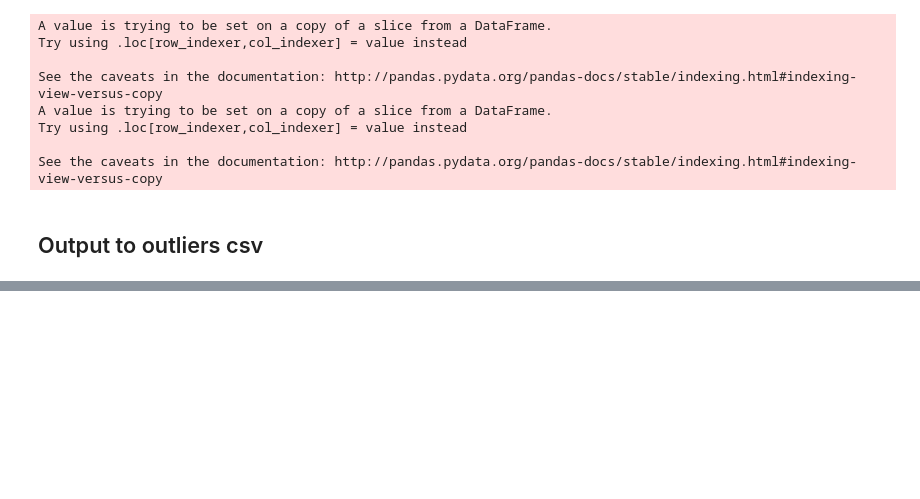
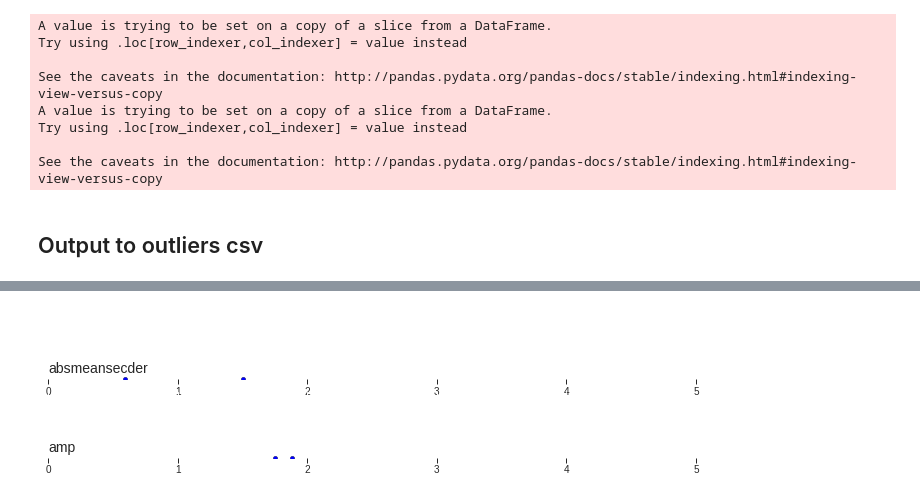
Before and after one commit to d-giles/lcfeatures, a Jupyter notebook: Qs_4_8_11_16.ipynb, the cells around one changed output, grey strips where cells are left out. Drawn from its saved outputs; the diff is of its cells as text; code cells hidden in the pictures; blank space fills up the shorter version.

Commit message:
Plot productions, cleanup

```diff
--- a/Qs_4_8_11_16.ipynb
+++ b/Qs_4_8_11_16.ipynb
@@ -1118,0 +1164,14 @@ for q in Q_dict:
+# %%
+obj = 'kplr004276000'
+pctls = []
+for col in Q4.data.columns[:60]:
+
+    q4pctl = stats.percentileofscore(Q4.data[col],Q4.data.loc[obj][col])
+    q8pctl = stats.percentileofscore(Q8.data[col],Q8.data.loc[obj][col])
+    q11pctl = stats.percentileofscore(Q11.data[col],Q11.data.loc[obj][col])
+    q16pctl = stats.percentileofscore(Q16.data[col],Q16.data.loc[obj][col])
+    x = [q4pctl,q8pctl,q11pctl,q16pctl]
+    y=[0,0,0,0]
+    plt.scatter(x,y)
+    print("""%s Percentile: %s, %s, %s, %s
+    """%(col,q4pctl,q8pctl,q11pctl,q16pctl))
@@ -1118,0 +1228,44 @@ for q in Q_dict:
+# %%
+
+obj = 'kplr004276000'
+pctls = []
+n=2
+# Setup a plot such that only the bottom spine is shown
+def setup(ax):
+    ax.spines['right'].set_color('none')
+    ax.spines['left'].set_color('none')
+    ax.yaxis.set_major_locator(ticker.NullLocator())
+    ax.spines['top'].set_color('none')
+    ax.xaxis.set_ticks_position('bottom')
+    ax.tick_params(which='major', width=1.00)
+    ax.tick_params(which='major', length=5)
+    ax.tick_params(which='minor', width=0.75)
+    ax.tick_params(which='minor', length=2.5)
+    ax.set_xlim(0, 5)
+    ax.set_ylim(0, 1)
+    ax.patch.set_alpha(0.0)
+
+plt.figure(figsize=(10,n))
+i=1
+for col in Q4.data.columns[:n]:
+    q4pctl = stats.percentileofscore(Q4.data[col],Q4.data.loc[obj][col])
+    q8pctl = stats.percentileofscore(Q8.data[col],Q8.data.loc[obj][col])
+    q11pctl = stats.percentileofscore(Q11.data[col],Q11.data.loc[obj][col])
+    q16pctl = stats.percentileofscore(Q16.data[col],Q16.data.loc[obj][col])
+
+    x = [q4pctl,q8pctl,q11pctl,q16pctl]
+    y=[0,0,0,0]
+    ax = plt.subplot(n, 1, i)
+    setup(ax)
+    #ax.xaxis.set_major_locator(ticker.NullLocator())
+    #ax.xaxis.set_minor_locator(ticker.NullLocator())
+    ax.scatter(x,y)
+    #ax.xlim(0,100)
+    ax.text(0.0, 0.1, "%s"%col, fontsize=14, transform=ax.transAxes)
+    i+=1
+    #print("""%s Percentile: %s, %s, %s, %s
+    #"""%(col,q4pctl,q8pctl,q11pctl,q16pctl))
+
+plt.subplots_adjust(left=0.05, right=0.95, bottom=0.05, top=1.05)
+# %% [output]
+[figure, added]
```
Also changed, not shown: parts of 16 cells of this notebook, 4 other files.
